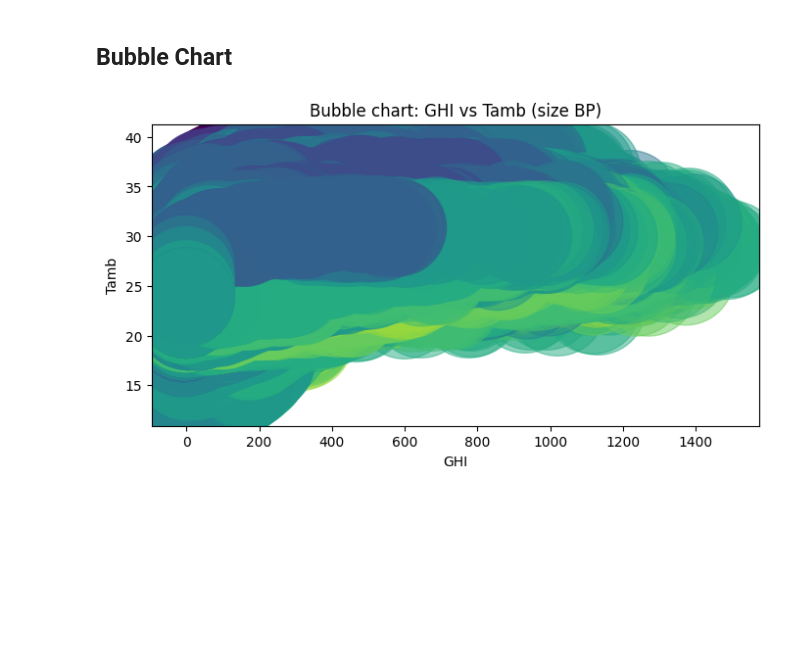
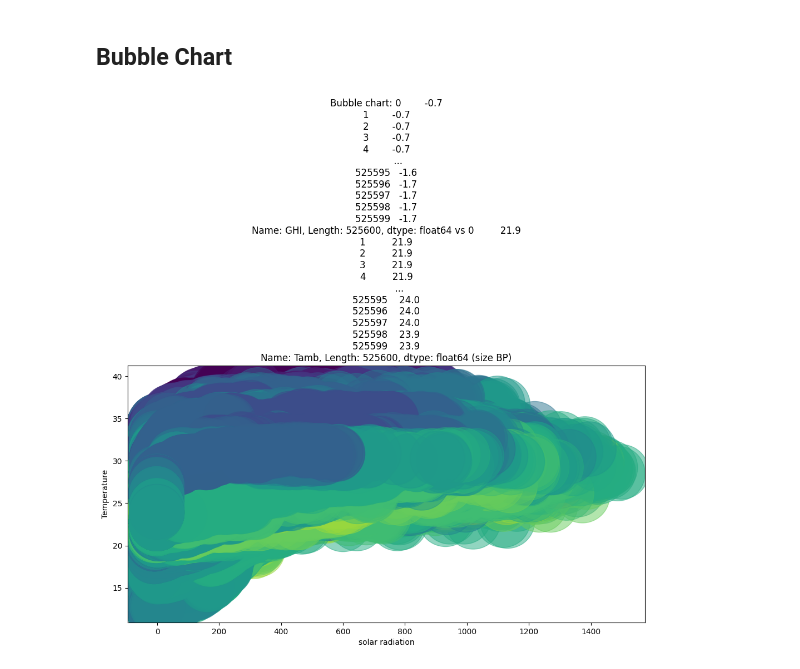
Before and after one commit to dawit-hopes/solar-challenge-week1, a Jupyter notebook: notebooks/eda-sierraleone-bumbuna.ipynb, the cells around one changed output. Cells and saved outputs as stored; diff of their text form; code cells hidden in the pictures; blank space fills up the shorter version.

```diff
--- a/notebooks/eda-sierraleone-bumbuna.ipynb
+++ b/notebooks/eda-sierraleone-bumbuna.ipynb
@@ -275,19 +253,6 @@ plt.show()
 # %% [markdown]
 ## Bubble Chart
 # %%
-def bubble_chart(var_one, var_two, var_three):
-    x = df[var_one]
-    y = df[var_two]
-    bubble = df[var_three]
-    color=df[var_three]
-
-    plt.figure(figsize=(8,4))
-    plt.scatter(x, y, s=bubble*5,c=color, cmap='viridis', alpha=0.5)
-    plt.title(f"Bubble chart: {var_one} vs {var_two} (size {var_three})")
-    plt.xlabel(var_one)
-    plt.ylabel(var_two)
-    plt.show()
-
-bubble_chart('GHI','Tamb','BP')
+utils.draw_bubbleplot(df, 'GHI','Tamb','BP' )
 # %% [output]
-[figure, old version]
+[figure, new version]
```
Also changed, not shown: parts of 10 cells of this notebook, 3 other files.
